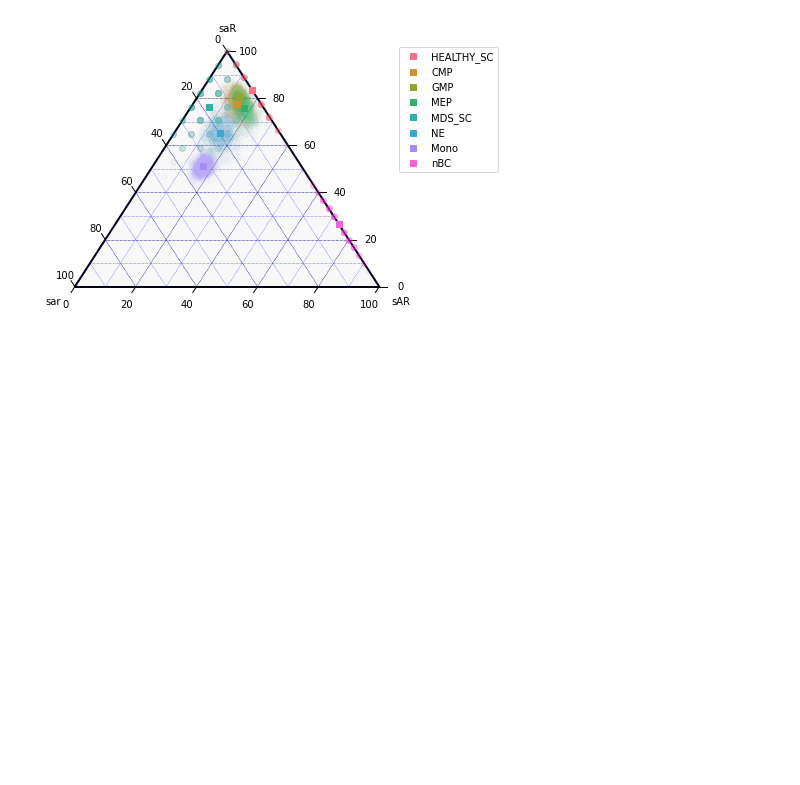
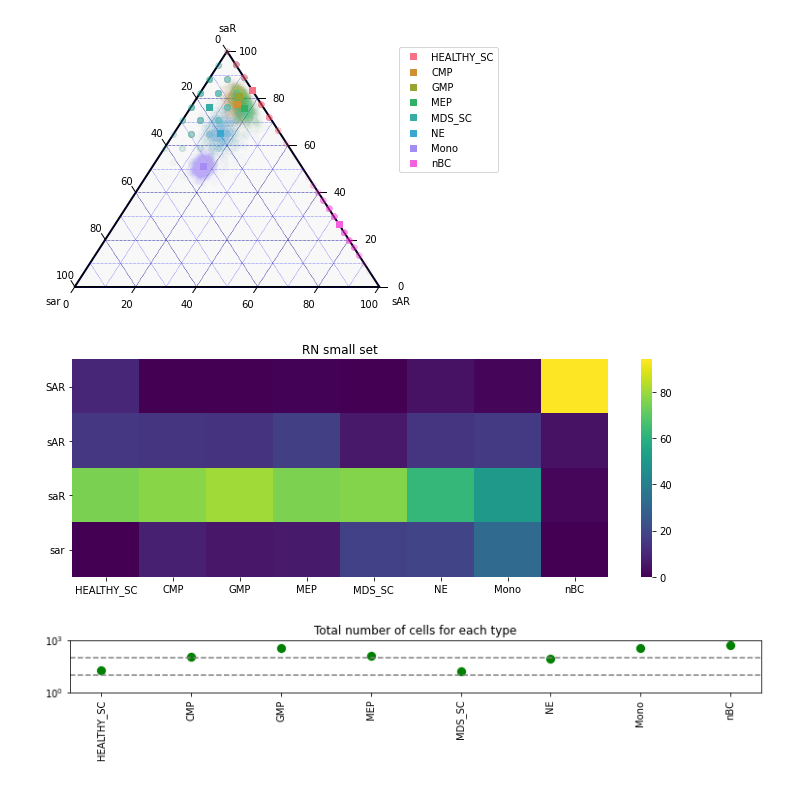
Before and after one commit to AnnatinaSchnegg/AS_amplicons, a Jupyter notebook: Code/Index_Haps-Streamline_combined_index_haps.ipynb, the cells around one changed output. Drawn from its saved outputs; the diff is of its cells as text; code cells hidden in the pictures; blank space fills up the shorter version.

```diff
--- a/Code/Index_Haps-Streamline_combined_index_haps.ipynb
+++ b/Code/Index_Haps-Streamline_combined_index_haps.ipynb
@@ -638,0 +697,9 @@ def hap_cube_graph(data):
+# %%
+RNsmall = RN_haps_indexed.loc[RN_haps_indexed['Haplotype'].isin(['SAR', 'sAR', 'saR', 'sar'])]
+# %%
+RNsmall2 = RNsmall.loc[RNsmall['celltype'].isin(['HSC','MPP','HEALTHY_SC','CMP',  'GMP','GMP2', 'MEP', 'MDS_SC',  'NE', 'Mono','nBC'])]
+# %%
+RNsmall2_plot = plot_index_heatmap_small(RNsmall2, "RN small set")
+# %% [output]
+[figure, added]
+[figure, added]
```
Also changed, not shown: parts of 12 cells of this notebook, 4 other files.
